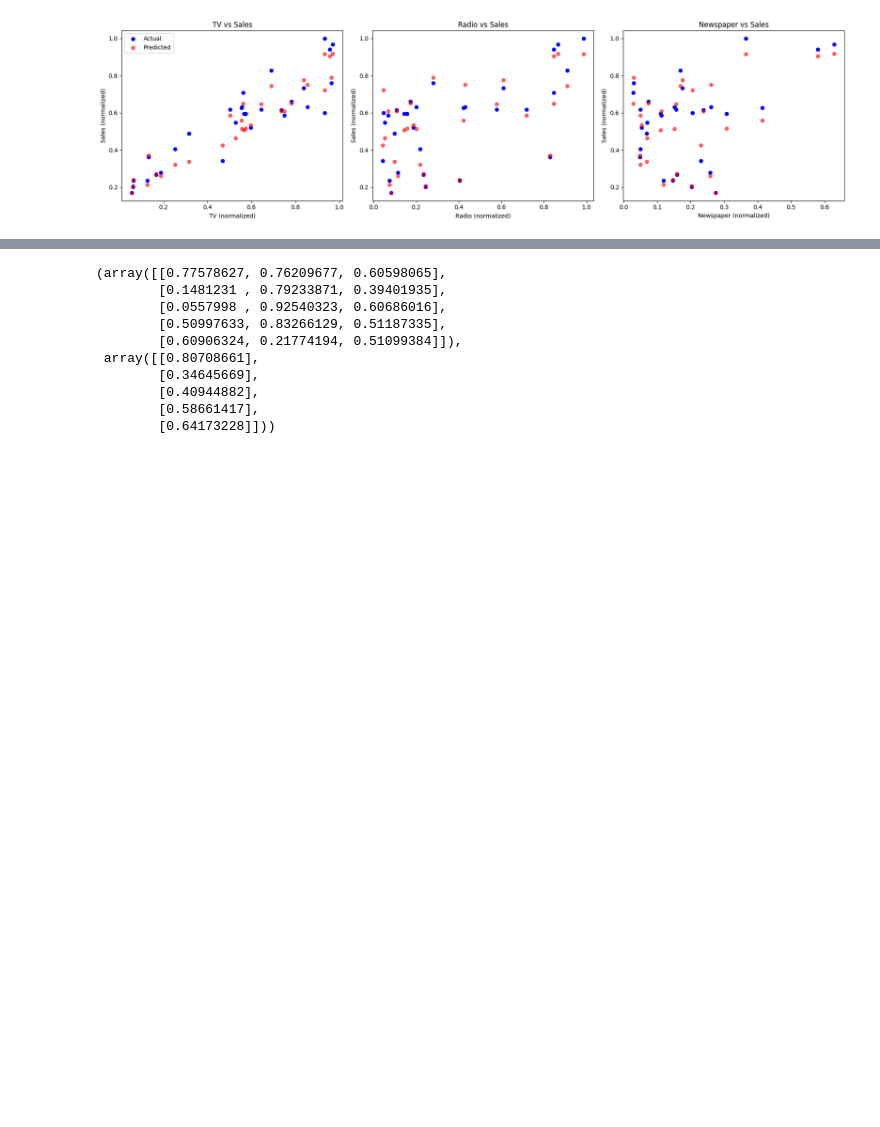
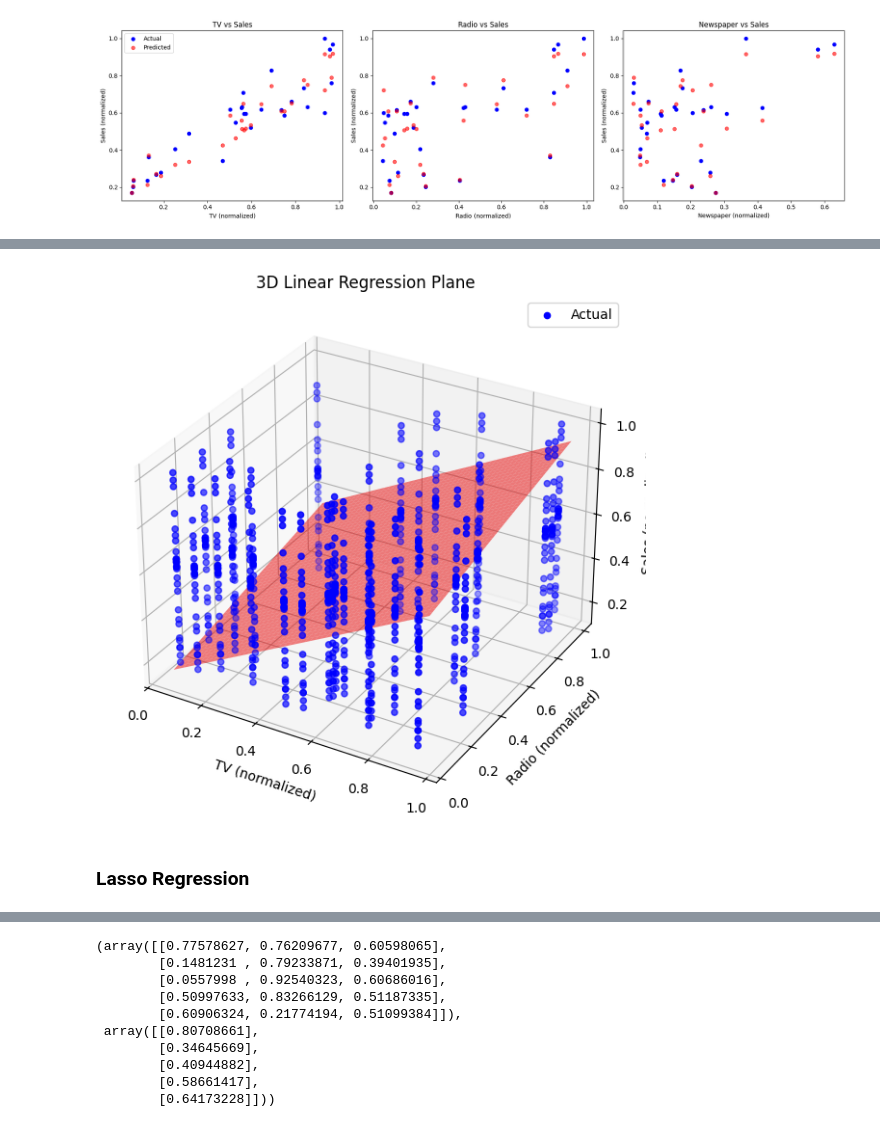
Before and after one commit to MRR20/ML_Case_Study, a Jupyter notebook: regression.ipynb, the cells around one changed output, grey strips where cells are left out. Cells and saved outputs as stored; diff of their text form; code cells hidden in the pictures; blank space fills up the shorter version.

```diff
--- a/regression.ipynb
+++ b/regression.ipynb
@@ -207,3 +157,44 @@ weighted avg       0.69      0.63      0.65        60
+# %%
+from mpl_toolkits.mplot3d import Axes3D
+
+# Fix Newspaper at mean value
+newspaper_mean = X_val[:, 2].mean()
+
+# Create grid for TV and Radio
+tv = np.linspace(X_val[:, 0].min(), X_val[:, 0].max(), 50)
+radio = np.linspace(X_val[:, 1].min(), X_val[:, 1].max(), 50)
+TV_grid, Radio_grid = np.meshgrid(tv, radio)
+
+# Flatten the grid to pass into the model
+X_grid = np.zeros((TV_grid.size, 3))
+X_grid[:, 0] = TV_grid.ravel()       # TV
+X_grid[:, 1] = Radio_grid.ravel()    # Radio
+X_grid[:, 2] = newspaper_mean        # Newspaper fixed
+
+# Predict
+y_grid = LinearRegressionV1.predict(X_grid).reshape(TV_grid.shape)
+
+# Plot
+fig = plt.figure(figsize=(10,7))
+ax = fig.add_subplot(111, projection='3d')
+
+# Plot regression plane
+ax.plot_surface(TV_grid, Radio_grid, y_grid, color='red', alpha=0.5)
+
+# Plot actual validation points
+ax.scatter(X_val[:, 0], X_val[:, 1], y_val, color='blue', label='Actual')
+
+ax.set_xlabel('TV (normalized)')
+ax.set_ylabel('Radio (normalized)')
+ax.set_zlabel('Sales (normalized)')
+ax.set_title('3D Linear Regression Plane')
+ax.legend()
+
+plt.show()
+# %% [output]
+[figure, added]
+# %% [markdown]
+### **Lasso Regression**
 # %%
 data = pd.read_csv("advertising.csv")
 data.sample(10)
```
Also changed, not shown: parts of 25 cells of this notebook, 1 other file.
